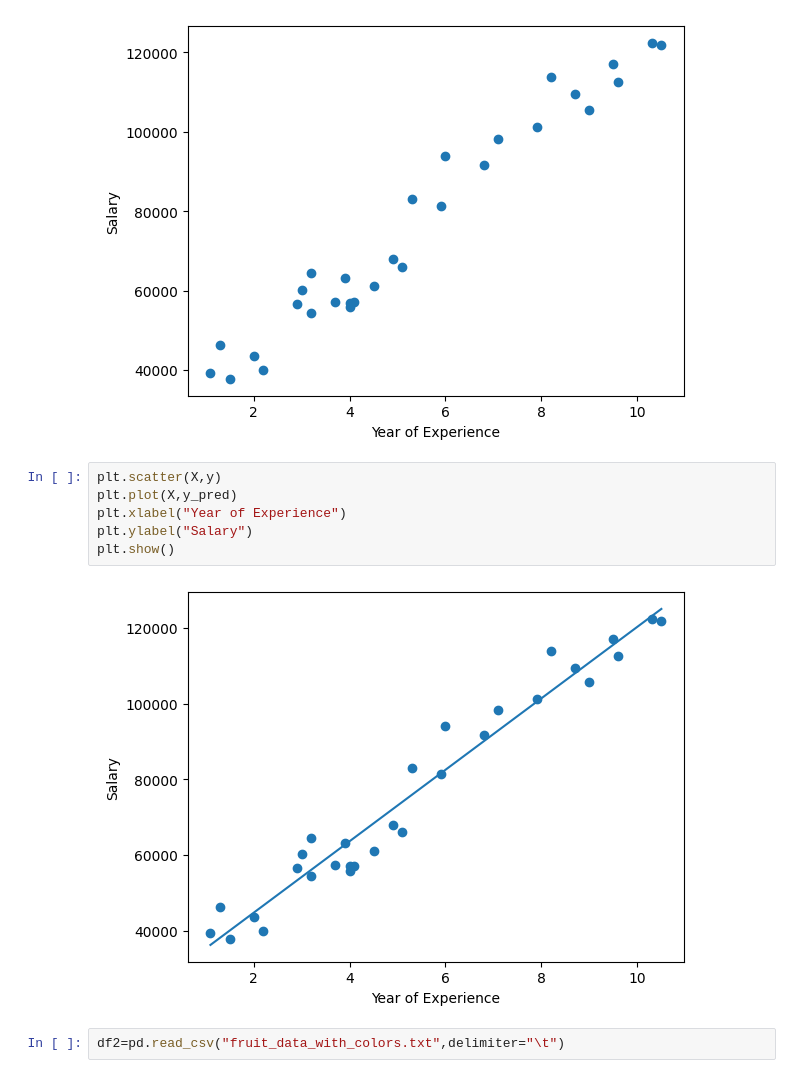
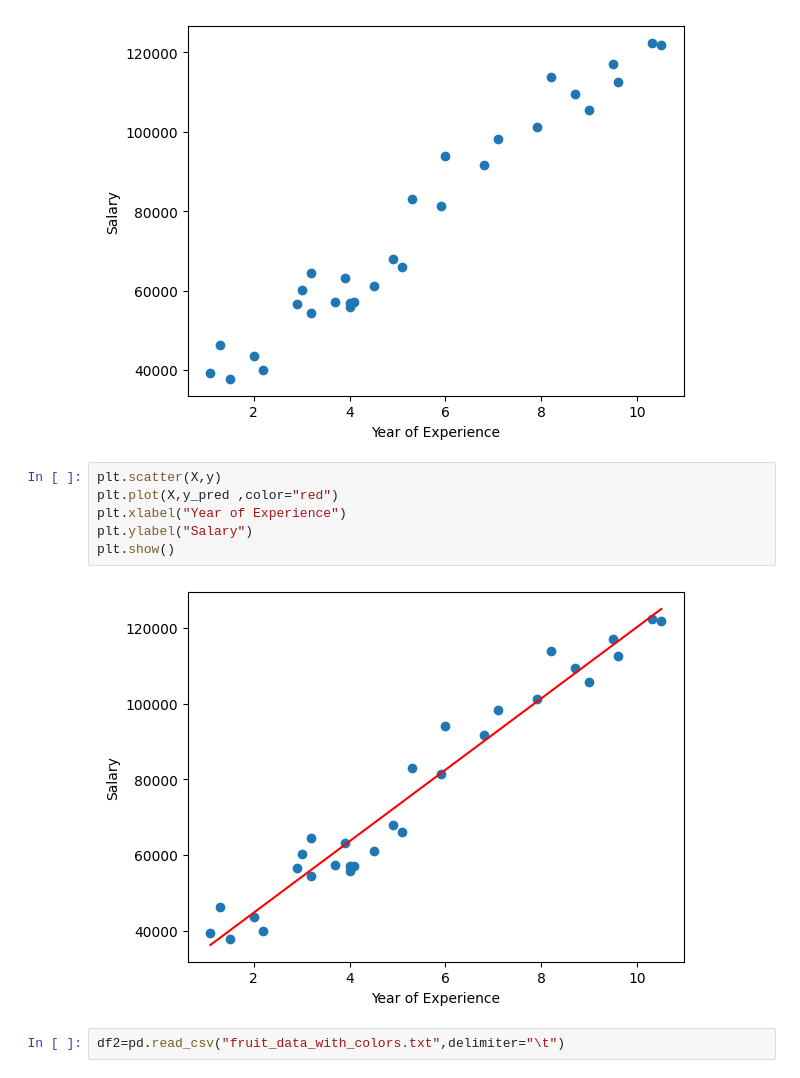
Before and after one commit to Deepak9523/WD_ML-03-02-2003-, a Jupyter notebook: first.ipynb, the cells around one changed output. Drawn from its saved outputs; the diff is of its cells as text.

```diff
--- a/first.ipynb
+++ b/first.ipynb
@@ -267,12 +243,12 @@ plt.show()
 [figure]
 # %%
 plt.scatter(X,y)
-plt.plot(X,y_pred)
+plt.plot(X,y_pred ,color="red")
 plt.xlabel("Year of Experience")
 plt.ylabel("Salary")
 plt.show()
 # %% [output]
-[figure, old version]
+[figure, new version]
 # %%
 df2=pd.read_csv("fruit_data_with_colors.txt",delimiter="\t")
 # %%
```
Also changed, not shown: parts of 107 cells of this notebook, 2 other files.
